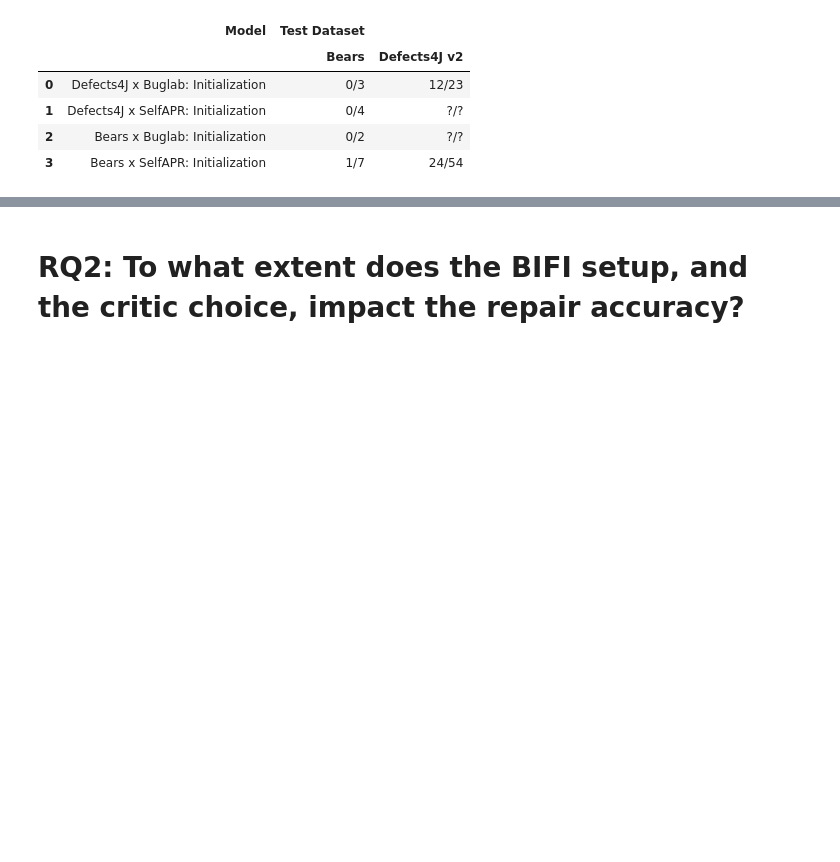
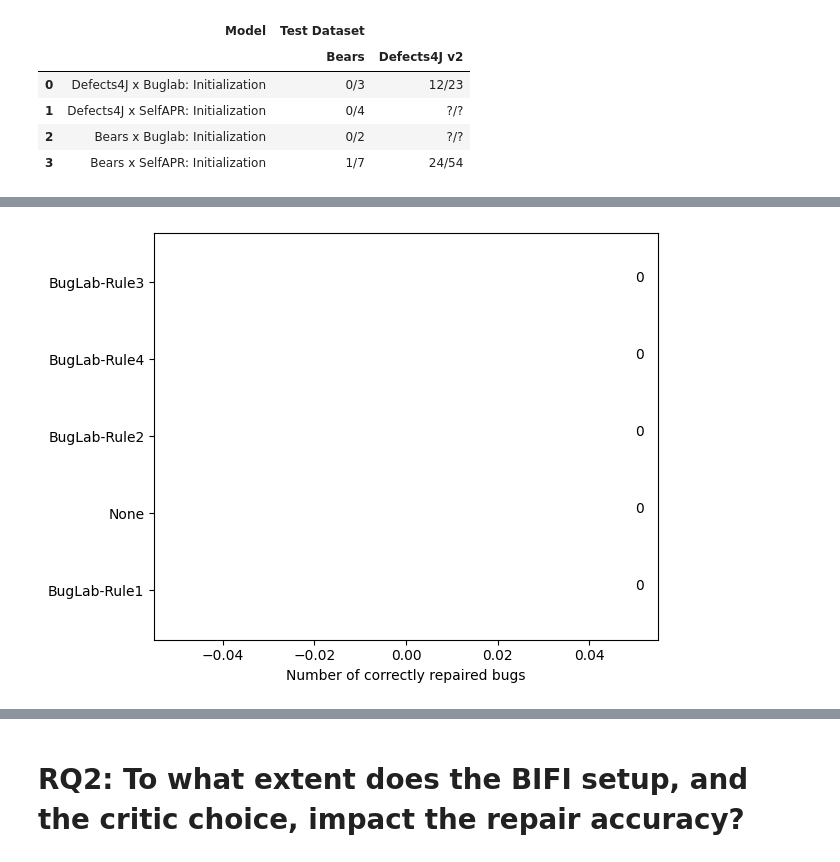
Before and after one commit to andre15silva/mufin, a Jupyter notebook: models_analysis.ipynb, the cells around one changed output, grey strips where cells are left out. Cells and saved outputs as stored; diff of their text form; code cells hidden in the pictures; blank space fills up the shorter version.

```diff
--- a/models_analysis.ipynb
+++ b/models_analysis.ipynb
@@ -270,2 +272,88 @@ plt.show()
 # %%
-# TODO: analyse the correlation between perturbation rules and correct patches
+from os.path import exists
+from matplotlib import pyplot as plt
+
+
+experiments = ["defects4j_buglab", "defects4j_selfapr", "bears_buglab", "bears_selfapr"]
+
+buglab_rules = {
+        "BugLab-Rule1",
+        "BugLab-Rule2",
+        "BugLab-Rule3",
+        "BugLab-Rule4",
+        "None"
+        }
+
+selfapr_rules = {
+        "SelfAPR-Rule1",
+        "SelfAPR-Rule2",
+        "SelfAPR-Rule3",
+        "SelfAPR-Rule4",
+        "SelfAPR-Rule5",
+        "SelfAPR-Rule6",
+        "SelfAPR-Rule7",
+        "SelfAPR-Rule8",
+        "SelfAPR-Rule9",
+        "SelfAPR-Rule10",
+        "SelfAPR-Rule11",
+        "SelfAPR-Rule12",
+        "SelfAPR-Rule13",
+        "SelfAPR-Rule13",
+        "SelfAPR-Rule15",
+        "SelfAPR-Rule16",
+        "None"
+        }
+
+for ex in experiments:
+    bears_path = "/mnt/data/andre/mscthesis/experiments/%s/round0/fixer/eval_single_hunk_bears_bw_100_analyzed.json" % ex
+    d4j_path = "/mnt/data/andre/mscthesis/experiments/%s/round0/fixer/eval_single_hunk_defects4j_bw_100_analyzed.json" % ex
+    rules = buglab_rules if "buglab" in ex else selfapr_rules
+
+    print("Experiment: " + ex)
+
+    if exists(bears_path):
+        rule_frequency = dict.fromkeys(rules, 0)
+        df = read_eval_bears(bears_path)
+
+        for index, row in df.iterrows():
+            for fix in row[0]:
+                if fix["validation"]:
+                    rule_frequency[fix["rule"].split(":")[0]] += 1
+                    if "None" in fix["rule"]:
+                        print(fix["patch"])
+                    break
+
+        rule_frequency = dict(sorted(rule_frequency.items(), key=lambda item: item[1]))
+        plt.barh(list(rule_frequency.keys()), list(rule_frequency.values()))
+        for index, value in enumerate(list(rule_frequency.values())):
+            plt.text(value + 0.05, index, str(value))
+        plt.xlabel("Number of correctly repaired bugs")
+        plt.tight_layout()
+        plt.savefig("results/rq1/%s_%s_rule_freq.svg" % (ex, "bears"))
+        plt.show()
+
+    if exists(d4j_path):
+        rule_frequency = dict.fromkeys(rules, 0)
+        df = read_eval_d4j(d4j_path)
+
+        for index, row in df.iterrows():
+            for fix in row[0]:
+                if fix["validation"]:
+                    rule_frequency[fix["rule"].split(":")[0]] += 1
+                    if "None" in fix["rule"]:
+                        print(fix["patch"])
+                    break
+
+        rule_frequency = dict(sorted(rule_frequency.items(), key=lambda item: item[1]))
+        for index, value in enumerate(list(rule_frequency.values())):
+            plt.text(value + 0.05, index, str(value))
+        plt.barh(list(rule_frequency.keys()), list(rule_frequency.values()))
+        plt.xlabel("Number of correctly repaired bugs")
+        plt.tight_layout()
+        plt.savefig("results/rq1/%s_%s_rule_freq.svg" % (ex, "defects4j"))
+        plt.show()
+
+    print()
+    print("-" * 100)
+    print()
+# %% [output]
@@ -271,0 +361 @@ plt.show()
+[figure, added]
```
Also changed, not shown: parts of 2 cells of this notebook.
